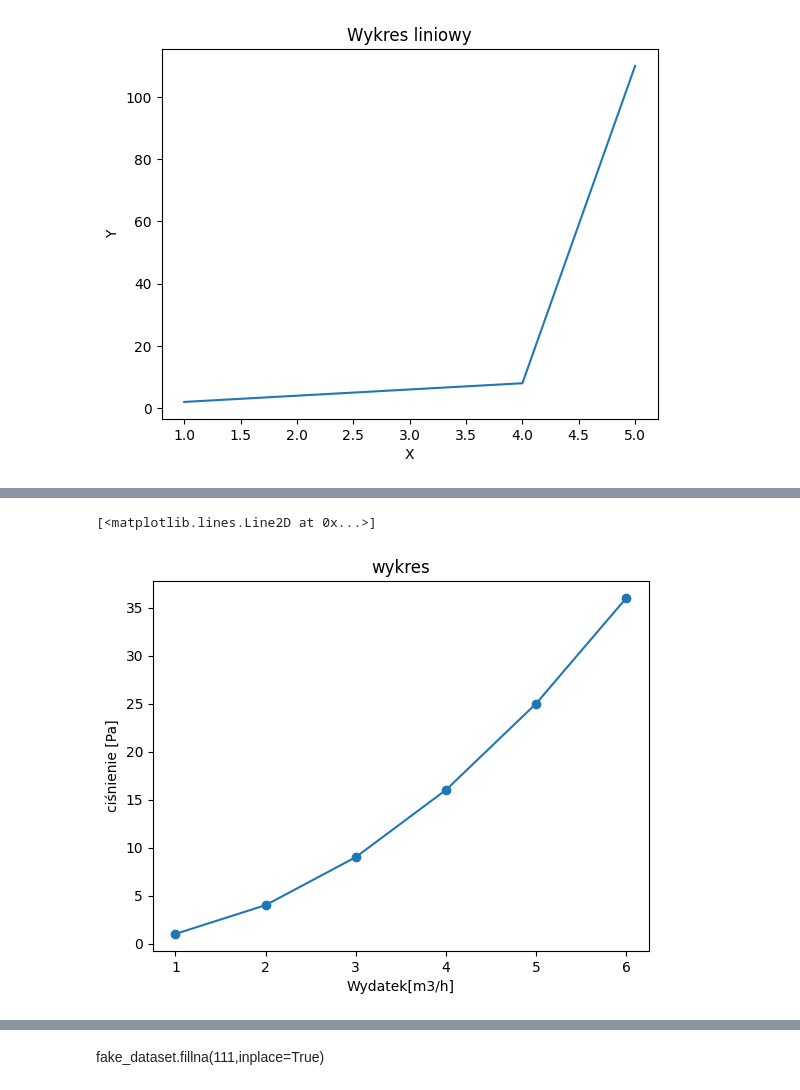
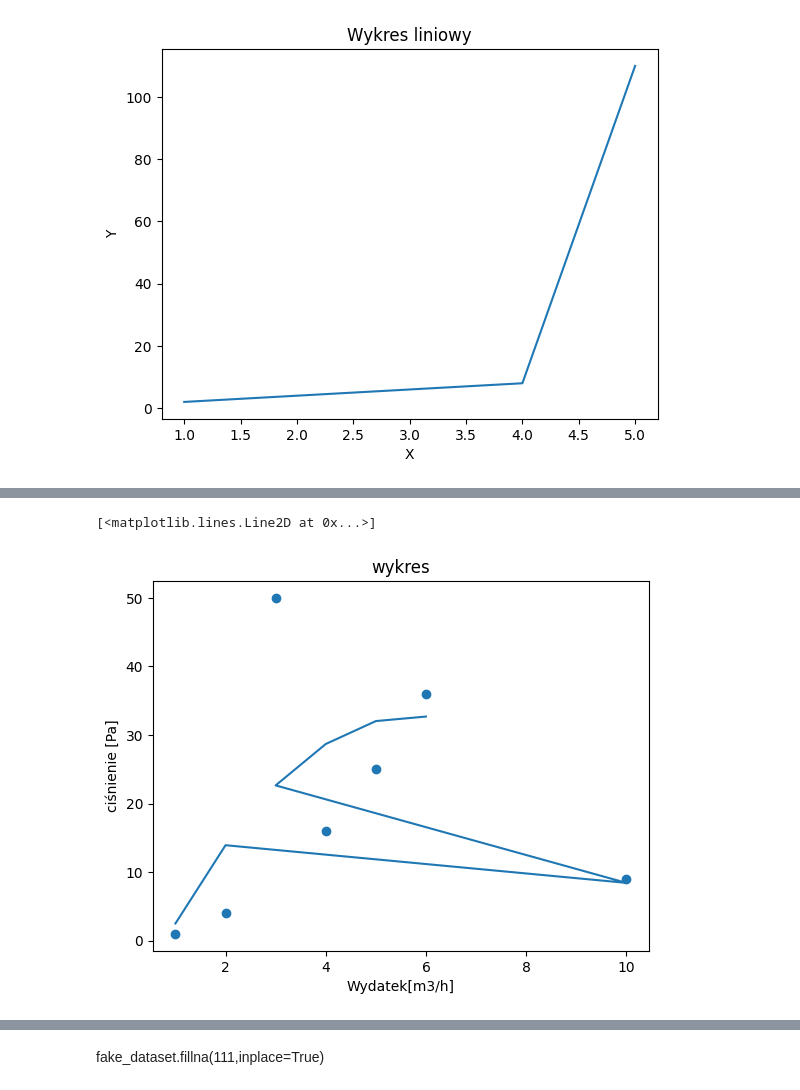
Before and after one commit to oljar/jupyter01, a Jupyter notebook: sample.ipynb, the cells around one changed output, grey strips where cells are left out. Cells and saved outputs as stored; diff of their text form; code cells hidden in the pictures.

```diff
--- a/sample.ipynb
+++ b/sample.ipynb
@@ -67,8 +67,8 @@ import matplotlib.pyplot as plt
 import numpy as np
 from numpy.polynomial import Polynomial
 # %%
-x=[1,2,3,4,5,6]
-y=[1,4,9,16,25,36]
+x=[1,2,10,3,4,5,6]
+y=[1,4,9,50,16,25,36]
 plt.scatter(x,y)
 plt.xlabel('Wydatek[m3/h]')
 plt.ylabel('ciśnienie [Pa]')
@@ -83,5 +83,5 @@ plt.plot(x, p(x))
 [<matplotlib.lines.Line2D at 0x...>]
-[figure, old version]
+[figure, new version]
 # %%
 import pandas as pd
 fake_dataset = pd.read_csv('example1.csv',header=None,sep=';')
```
Also changed, not shown: parts of 4 cells of this notebook, 2 other files.
